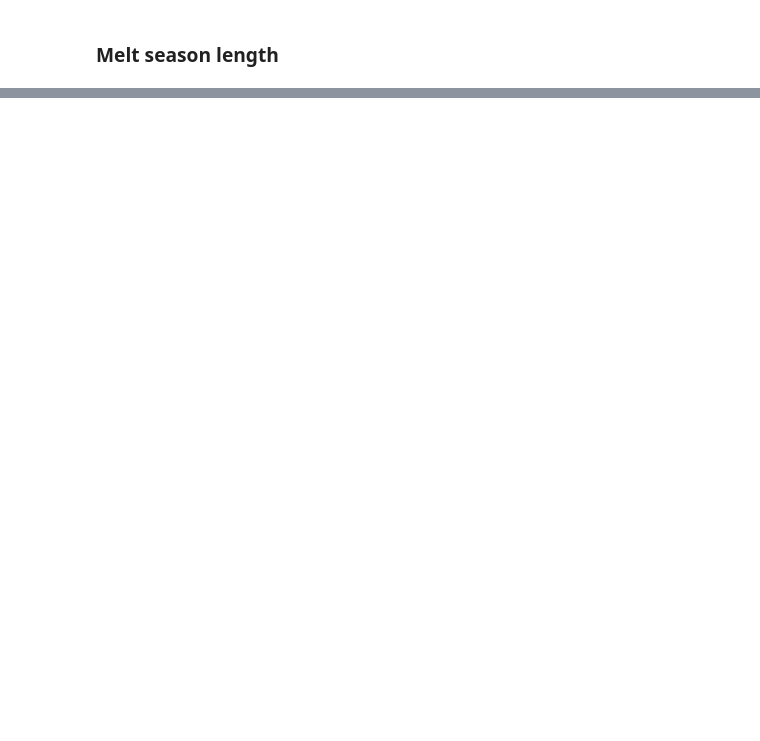
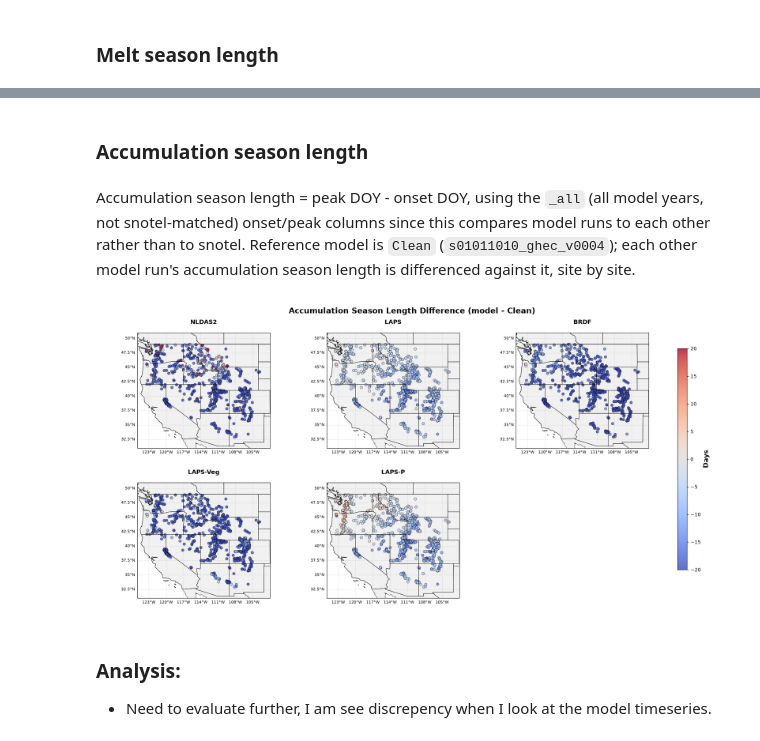
Before and after one commit to chrisrycx/lm4px_data_analysis, a Jupyter notebook: output_analysis/interactive/SpatialErrorV2.ipynb, the cells around one changed output, grey strips where cells are left out. Saved outputs shown, nothing was run; the diff lists cells and outputs as text; code cells hidden in the pictures; blank space fills up the shorter version.

Commit message:
Working on spatial error melt and accumulation season

```diff
--- a/output_analysis/interactive/SpatialErrorV2.ipynb
+++ b/output_analysis/interactive/SpatialErrorV2.ipynb
@@ -232,0 +263,65 @@ cbar.set_label('Days', fontsize=14, fontweight='bold')
+# %% [markdown]
+### Accumulation season length
+# %% [markdown]
+Accumulation season length = peak DOY - onset DOY, using the `_all` (all model years, not snotel-matched) onset/peak columns since this compares model runs to each other rather than to snotel. Reference model is `Clean` (`s01011010_ghec_v0004`); each other model run's accumulation season length is differenced against it, site by site.
+# %%
+# Accumulation season length per model run
+for name, d in dfs.items():
+    d['accum_season_length'] = d['avg_peak_wydoy_model_all'] - d['avg_onset_wydoy_model_all']
+
+# Difference vs. the reference model, per site
+baseline_name = 'Clean'
+baseline = dfs[baseline_name][['site', 'accum_season_length']].rename(
+    columns={'accum_season_length': 'accum_season_length_base'}
+)
+
+accum_season_diffs = {}
+for name, d in dfs.items():
+    if name == baseline_name:
+        continue
+    merged = d[['site', 'latitude', 'longitude', 'accum_season_length']].merge(baseline, on='site')
+    merged['accum_season_diff'] = merged['accum_season_length'] - merged['accum_season_length_base']
+    accum_season_diffs[name] = merged
+# %%
+# Accumulation season length difference map - one subplot per comparison model run
+fig, axes = plt.subplots(2, 3, figsize=(18, 9), subplot_kw={'projection': ccrs.PlateCarree()})
+fig.subplots_adjust(left=0.04, right=0.90, top=0.90, bottom=0.06, wspace=0.15, hspace=0.3)
+
+for ax, (name, diff_df) in zip(axes.flat, accum_season_diffs.items()):
+    ax.set_extent([-125, -102, 31, 51], crs=ccrs.PlateCarree())
+    ax.add_feature(cfeature.STATES, linewidth=0.5, edgecolor='black')
+    ax.add_feature(cfeature.COASTLINE, linewidth=0.5)
+    ax.add_feature(cfeature.BORDERS, linewidth=0.5)
+    ax.add_feature(cfeature.LAND, facecolor='lightgray', alpha=0.3)
+    scatter = ax.scatter(diff_df['longitude'], diff_df['latitude'],
+                         c=diff_df['accum_season_diff'],
+                         s=30,
+                         alpha=0.8,
+                         cmap='coolwarm',
+                         vmin=-20,
+                         vmax=20,
+                         transform=ccrs.PlateCarree(),
+                         edgecolors='black',
+                         linewidth=0.5)
+    # y is set explicitly because cartopy's gridline labels break matplotlib's
+    # automatic title-offset calculation (title silently fails to render otherwise)
+    ax.set_title(name, fontsize=12, fontweight='bold', y=1.05)
+    gl = ax.gridlines(draw_labels=True, linewidth=0.5, alpha=0.5, linestyle='--')
+    gl.top_labels = False
+    gl.right_labels = False
+    gl.xlabel_style = {'size': 8}
+    gl.ylabel_style = {'size': 8}
+
+# Unused panel (5 comparison models in a 2x3 grid)
+for ax in axes.flat[len(accum_season_diffs):]:
+    fig.delaxes(ax)
+
+fig.suptitle(f'Accumulation Season Length Difference (model - {baseline_name})', fontsize=16, fontweight='bold')
+cbar_ax = fig.add_axes([0.92, 0.15, 0.015, 0.7])
+cbar = fig.colorbar(scatter, cax=cbar_ax)
+cbar.set_label('Days', fontsize=14, fontweight='bold')
+# %% [output]
+[figure, added]
+# %% [markdown]
+### Analysis:
+- Need to evaluate further, I am see discrepency when I look at the model timeseries.
```
Also changed, not shown: parts of 10 cells of this notebook, 1 other file.
